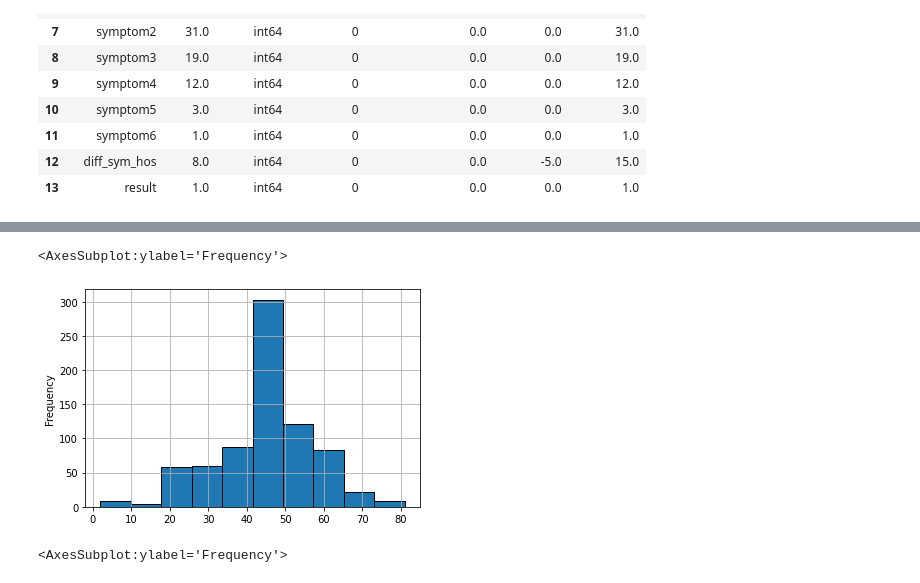
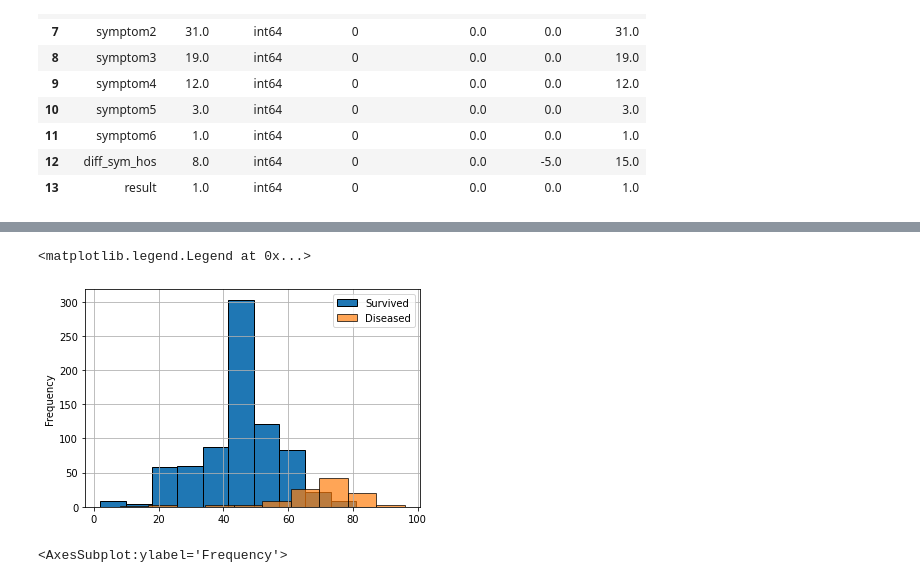
Before and after one commit to KAYounes/AIProject_Covid, a Jupyter notebook: code/Data Exploration.ipynb, the cells around one changed output, grey strips where cells are left out. Saved outputs shown, nothing was run; the diff lists cells and outputs as text; code cells hidden in the pictures.

```diff
--- a/code/Data Exploration.ipynb
+++ b/code/Data Exploration.ipynb
@@ -67,8 +75,10 @@ df.plot(x = 'result', y = 'age', kind='scatter', grid=True)
 # %%
-df[df['result'] == 0]['age'].plot(kind='hist', edgecolor='k', grid=True)
+df[df['result'] == 0]['age'].plot(kind='hist', edgecolor='k', grid=True, label='Survived')
+df[df['result'] == 1]['age'].plot(kind='hist', edgecolor='k', grid=True, alpha=0.7, label='Diseased')
+plt.legend()
 # %% [output]
-<AxesSubplot:ylabel='Frequency'>
+<matplotlib.legend.Legend at 0x...>
-[figure, old version]
+[figure, new version]
 # %%
 df[df['result'] == 1]['age'].plot(kind='hist', edgecolor='k', grid=True)
 # %% [output]
```
Also changed, not shown: parts of 11 cells of this notebook.
